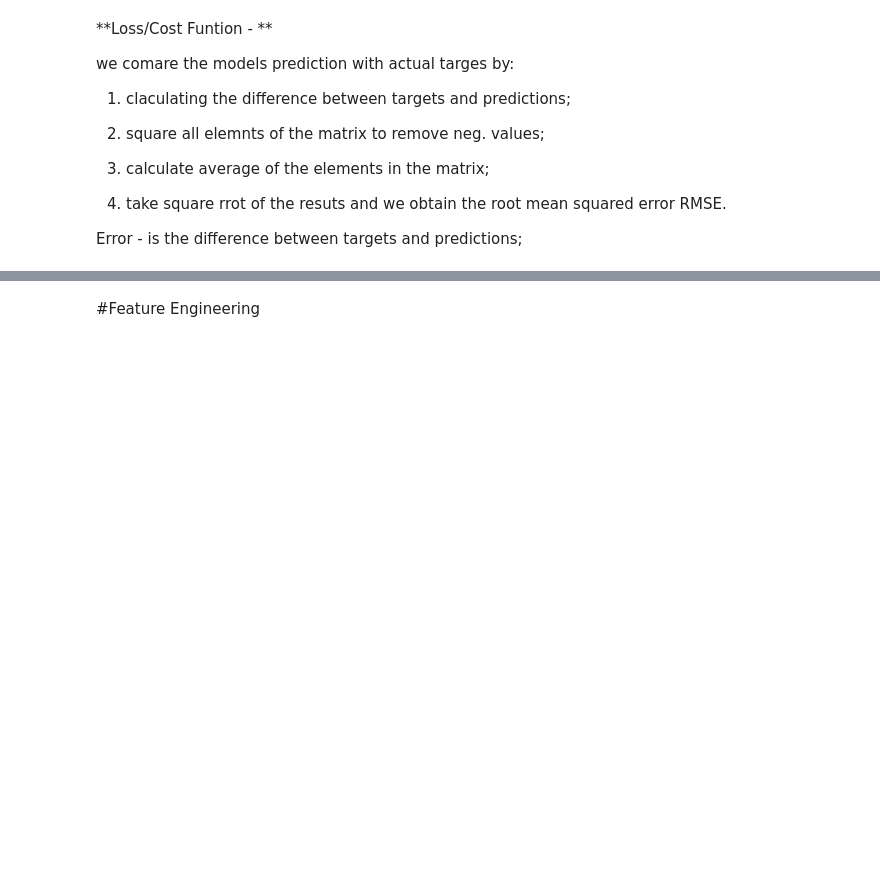
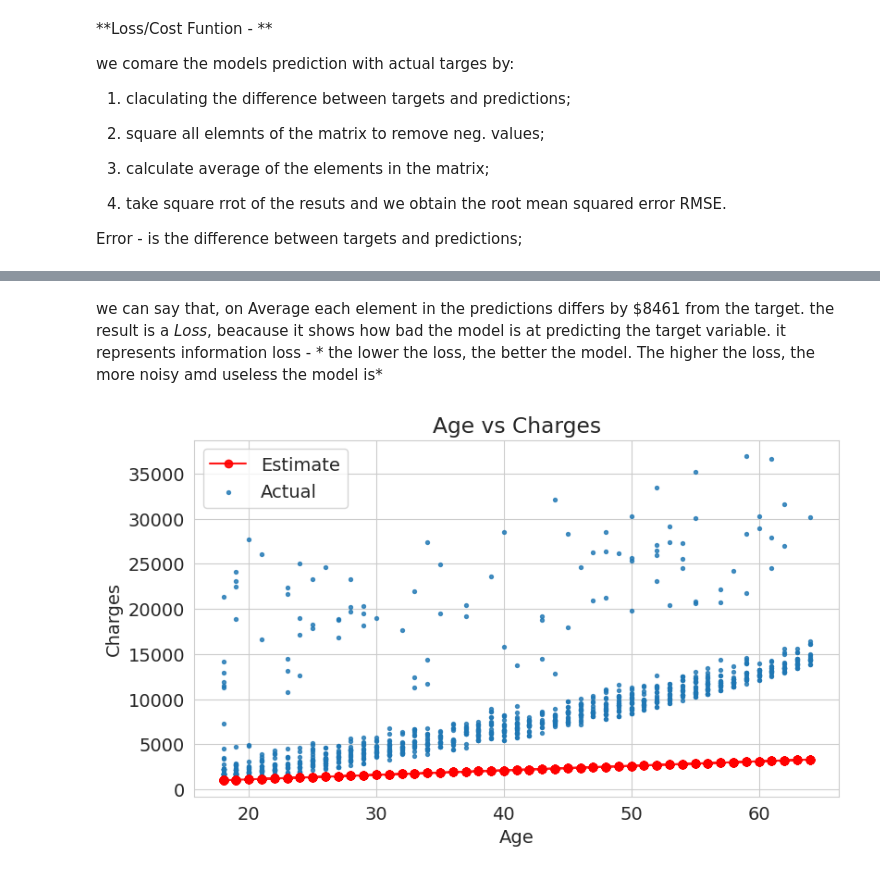
Before and after one commit to Q-Nhabinde/ML-DA-S, a Jupyter notebook: Medical_Charges.ipynb, the cells around one changed output, grey strips where cells are left out. Saved outputs shown, nothing was run; the diff lists cells and outputs as text; code cells hidden in the pictures; blank space fills up the shorter version.

```diff
--- a/Medical_Charges.ipynb
+++ b/Medical_Charges.ipynb
@@ -367,2 +372,7 @@ NameError: name 'W' is not defined
-# %% [markdown]
-#Feature Engineering
+# %% [markdown]
+we can say that, on Average each element in the predictions differs by $8461 from the target.
+the result is a *Loss*, beacause it shows how bad the model is at predicting the target variable. it represents information loss - * the lower the loss, the better the model. The higher the loss, the more noisy amd useless the model is*
+# %%
+try_parameters(w,b)
+# %% [output]
+[figure, added]
```
Also changed, not shown: parts of 21 cells of this notebook.
